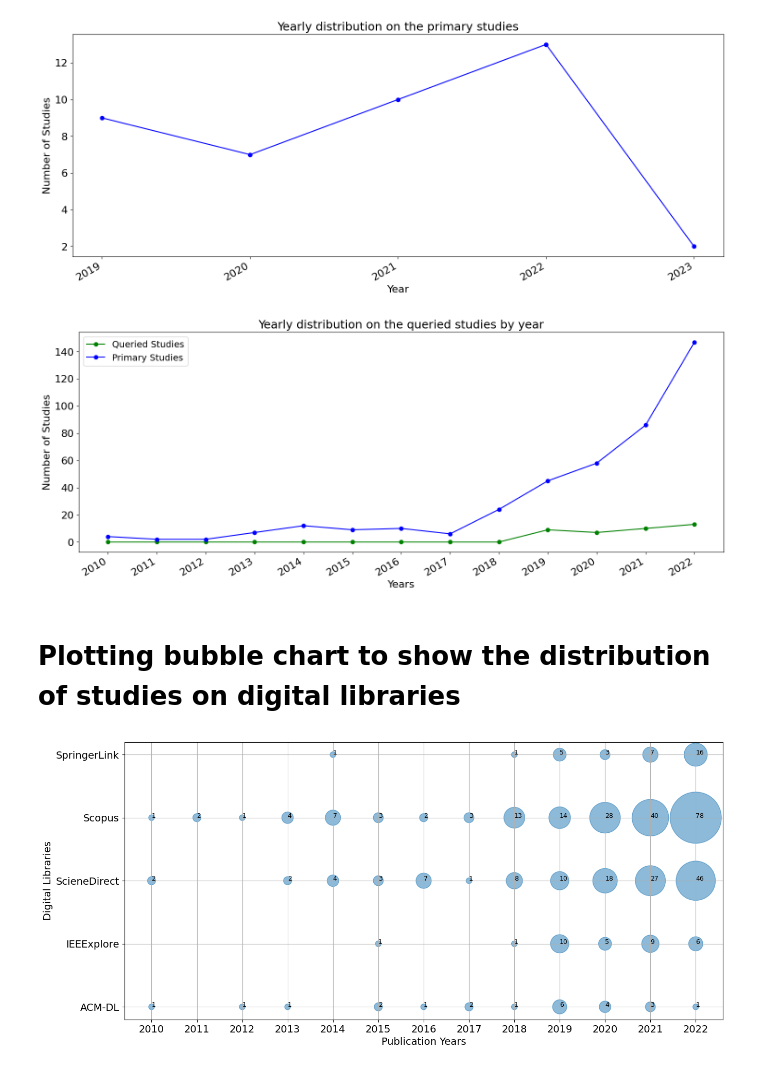
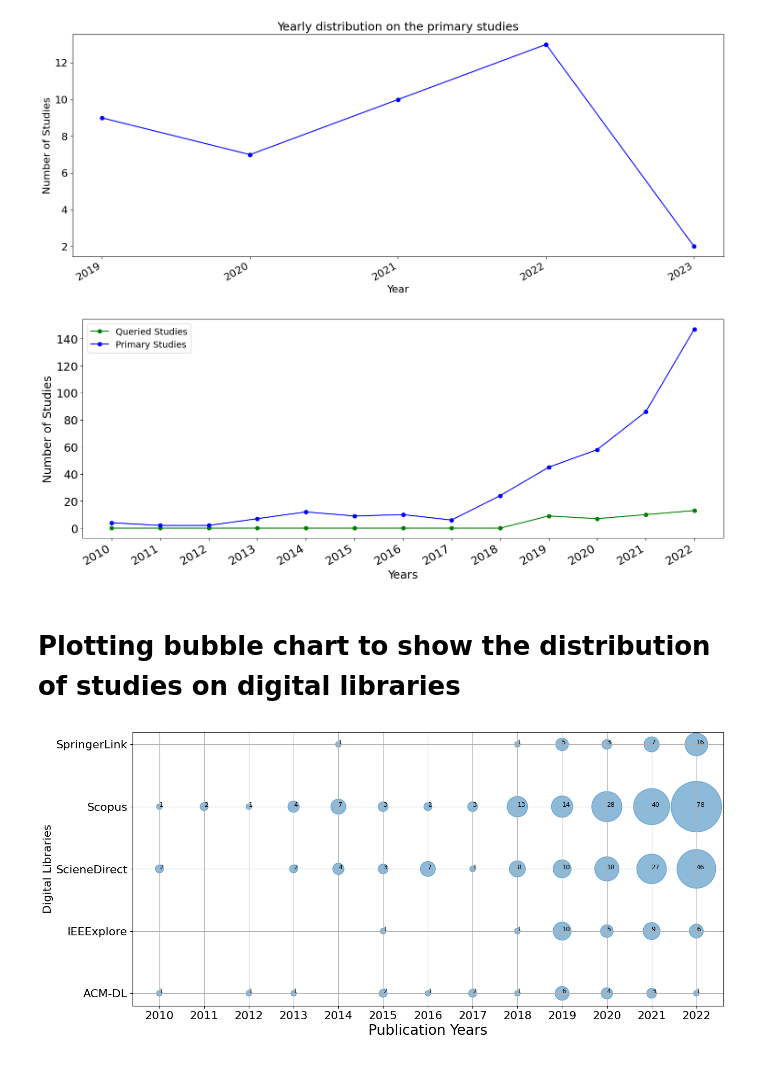
Before and after one commit to mesfinassres/Research, a Jupyter notebook: data-analysis.ipynb, the cells around one changed output. Cells and saved outputs as stored; diff of their text form; code cells hidden in the pictures.

Commit message:
adjusted the fontsize

```diff
--- a/data-analysis.ipynb
+++ b/data-analysis.ipynb
@@ -117,35 +117,37 @@ def plot_2lines(col1, col2, xlabel, ylabel, title, save_file):
     ax.plot(y_pos, y2, **{'color': 'blue', 'marker': 'o'}, label = 'Primary Studies')
     plt.xticks(y_pos, x)
     plt.xlabel(xlabel)
     plt.ylabel(ylabel)
-    plt.title(title, fontsize=GRAPHTITLE_SIZE)
+    GRAPHTITLE_SIZE = 20
+    GRAPHTEXT_SIZE = 18
+    # plt.title(title, fontsize=GRAPHTITLE_SIZE)
     plt.legend(['Queried Studies', 'Primary Studies'], loc='upper left')
     ax.xaxis_date()
     fig.autofmt_xdate()
     for item in ([ax.xaxis.label, ax.yaxis.label] +
                 ax.get_xticklabels() + ax.get_yticklabels()):
         item.set_fontsize(GRAPHTEXT_SIZE)
     plt.savefig(save_file)
     plt.show()
 
 # ax.set(xlabel='Year', ylabel='Number of Studies', title='Distribution of the Queried Studies by Year')
 # fig.savefig('result/yearly-distri-all.pdf')
 # fig.show()
 
 # col1 = df.columns[1]
 # print(col1)
 df = df[df['Pub. Year']!=2023] # ignore the 2023 year to maitain increasing trend
 df_primary = df_primary[df_primary['Pub. Year']!=2023] # ignore the 2023 year to maitain increasing trend
 
 plot_2lines(df['Pub. Year'], df_primary['Pub. Year'], 'Years', 'Number of Studies', 'Yearly distribution on the queried studies by year', 'result/yearly-distri-all.pdf')
 # plot_line(df_primary['Pub. Year'],
 #          xlabel='Year',
 #          ylabel='Number of Studies',
 #          title='Yearly distribution on the primary studies',
 #          save_file='result/yearly-distri-primary.pdf'
 #          )
 # %% [output]
-[figure, old version]
+[figure, new version]
 # %%
 def save_primary(df_primary, df):
     """ add index row to the primary data sheet from the original dataset,
@@ -181,7 +183,7 @@ def plot_bubble(df_input, save_file):
     x = list(df[col0])
     y = list(df[col1].astype(int))
     s = list(df['Count']*66)
-    plt.rc('font', size=14)
+    plt.rc('font', size=16)
 
     fig, ax = plt.subplots(figsize=(15, 7))
     ax.scatter(y, x, s, alpha=0.5)
@@ -191,7 +193,7 @@ def plot_bubble(df_input, save_file):
     for i, txt in enumerate(s):
         ax.annotate(txt, (y[i], x[i]), size=9)
 
-    plt.xlabel("Publication Years")
+    plt.xlabel("Publication Years", fontsize=20)
     plt.ylabel("Digital Libraries")
     plt.grid()
     plt.savefig('result/' + save_file)
@@ -199,4 +201,4 @@ def plot_bubble(df_input, save_file):
 
 plot_bubble(df[['library', 'Pub. Year']], save_file='dl-bubble.pdf')
 # %% [output]
-[figure, old version]
+[figure, new version]
```
Also changed, not shown: 2 other files.
